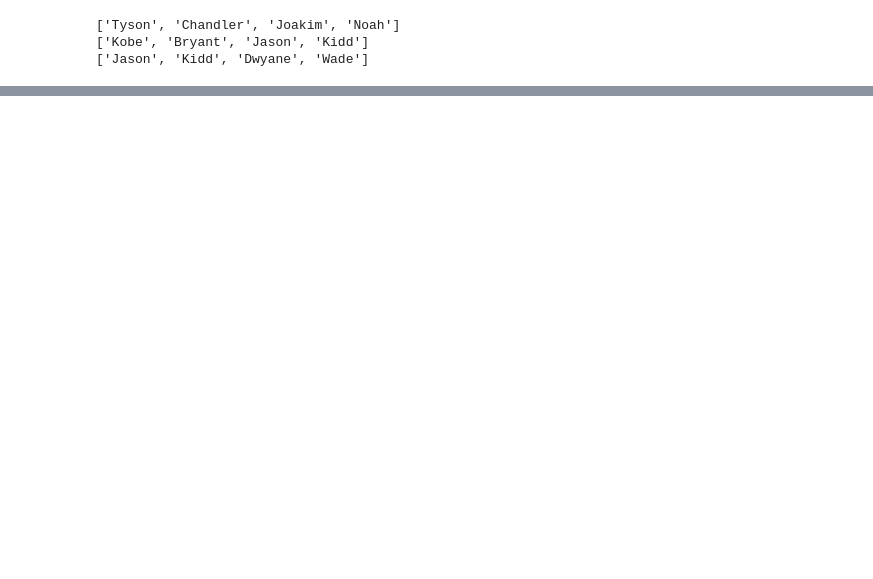
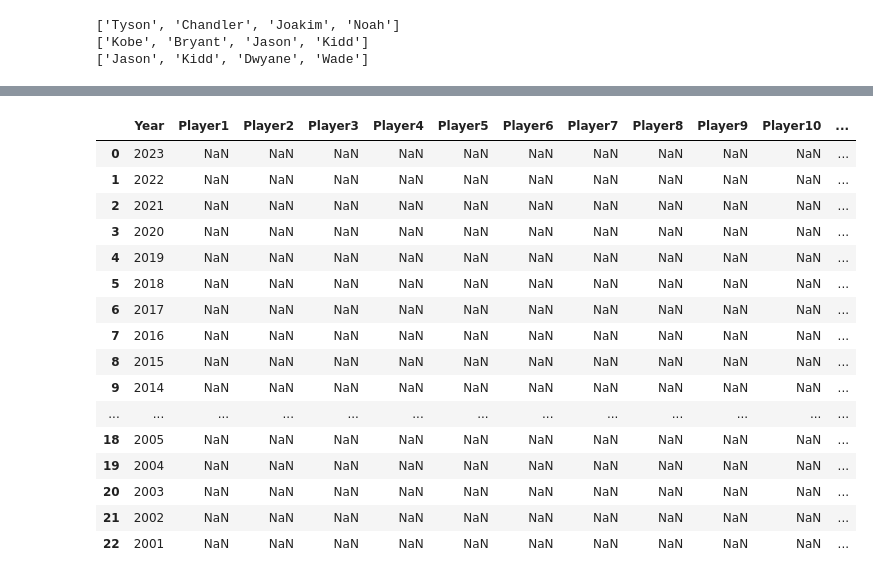
Before and after one commit to andrzej-zernaczuk/bachelor_degree, a Jupyter notebook: transform_all_awards.ipynb, the cells around one changed output, grey strips where cells are left out. Drawn from its saved outputs; the diff is of its cells as text; code cells hidden in the pictures; blank space fills up the shorter version.

```diff
--- a/transform_all_awards.ipynb
+++ b/transform_all_awards.ipynb
@@ -36,0 +43,20 @@ all_def
+# %%
+all_def_tranformed
+# %% [output]
+|  | Year | Player1 | Player2 | Player3 | Player4 | Player5 | Player6 | Player7 | Player8 | Player9 | Player10 | ... |
+| 0 | 2023 | NaN | NaN | NaN | NaN | NaN | NaN | NaN | NaN | NaN | NaN | ... |
+| 1 | 2022 | NaN | NaN | NaN | NaN | NaN | NaN | NaN | NaN | NaN | NaN | ... |
+| 2 | 2021 | NaN | NaN | NaN | NaN | NaN | NaN | NaN | NaN | NaN | NaN | ... |
+| 3 | 2020 | NaN | NaN | NaN | NaN | NaN | NaN | NaN | NaN | NaN | NaN | ... |
+| 4 | 2019 | NaN | NaN | NaN | NaN | NaN | NaN | NaN | NaN | NaN | NaN | ... |
+| 5 | 2018 | NaN | NaN | NaN | NaN | NaN | NaN | NaN | NaN | NaN | NaN | ... |
+| 6 | 2017 | NaN | NaN | NaN | NaN | NaN | NaN | NaN | NaN | NaN | NaN | ... |
+| 7 | 2016 | NaN | NaN | NaN | NaN | NaN | NaN | NaN | NaN | NaN | NaN | ... |
+| 8 | 2015 | NaN | NaN | NaN | NaN | NaN | NaN | NaN | NaN | NaN | NaN | ... |
+| 9 | 2014 | NaN | NaN | NaN | NaN | NaN | NaN | NaN | NaN | NaN | NaN | ... |
+| ... | ... | ... | ... | ... | ... | ... | ... | ... | ... | ... | ... | ... |
+| 18 | 2005 | NaN | NaN | NaN | NaN | NaN | NaN | NaN | NaN | NaN | NaN | ... |
+| 19 | 2004 | NaN | NaN | NaN | NaN | NaN | NaN | NaN | NaN | NaN | NaN | ... |
+| 20 | 2003 | NaN | NaN | NaN | NaN | NaN | NaN | NaN | NaN | NaN | NaN | ... |
+| 21 | 2002 | NaN | NaN | NaN | NaN | NaN | NaN | NaN | NaN | NaN | NaN | ... |
+| 22 | 2001 | NaN | NaN | NaN | NaN | NaN | NaN | NaN | NaN | NaN | NaN | ... |
```
Also changed, not shown: parts of 5 cells of this notebook, 4 other files.
